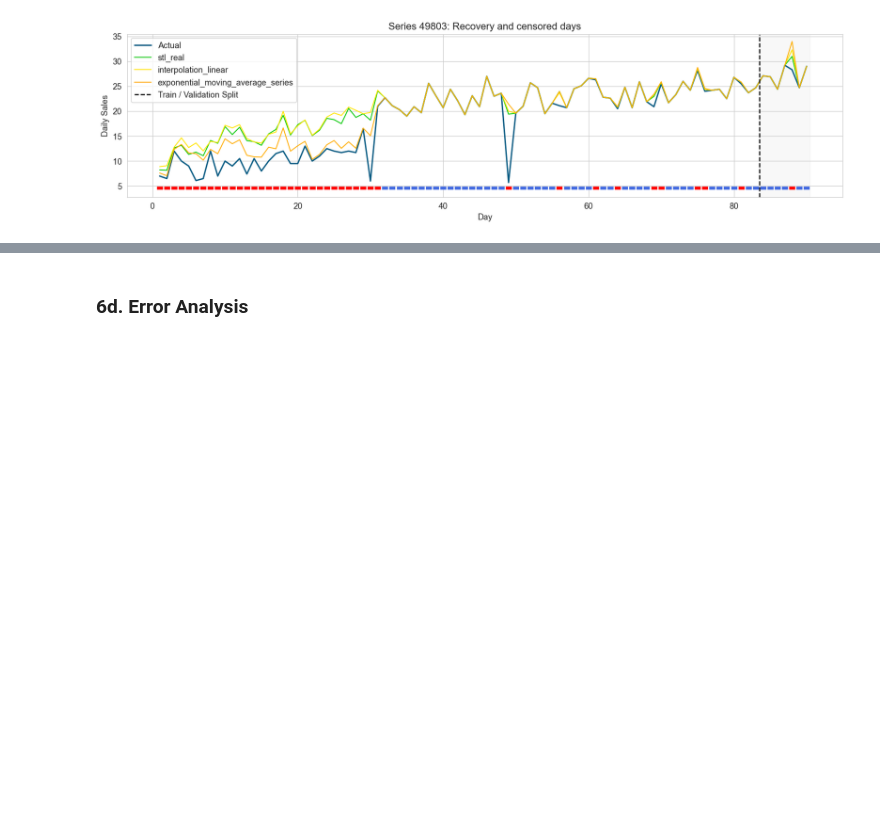
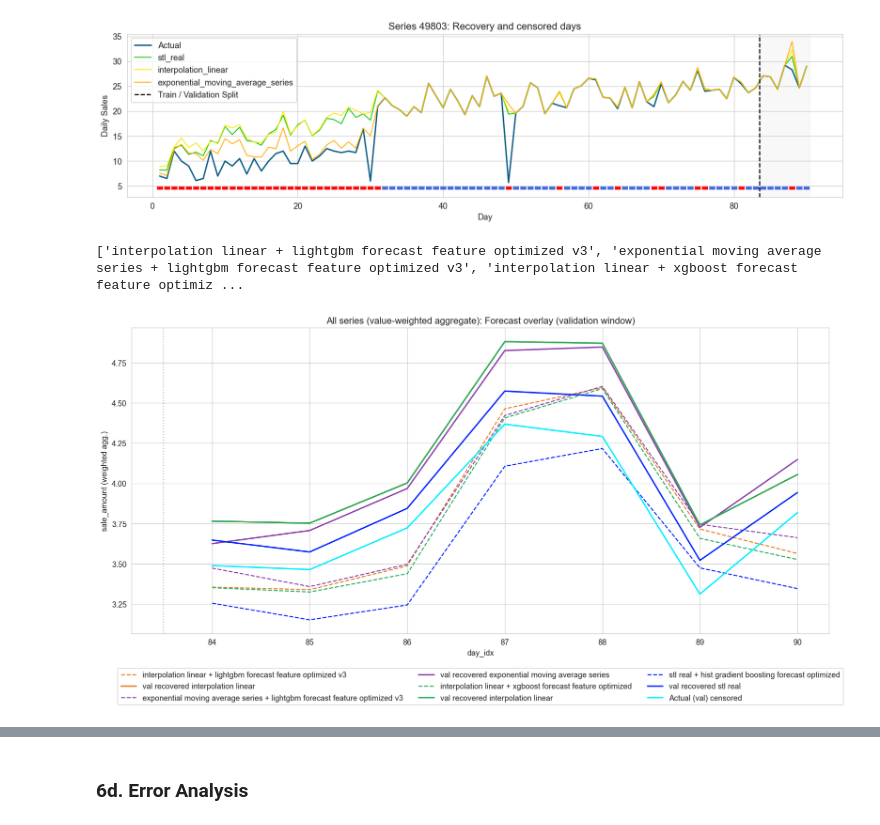
Before and after one commit to Slin58/seminar, a Jupyter notebook: main.ipynb, the cells around one changed output, grey strips where cells are left out. Cells and saved outputs as stored; diff of their text form; code cells hidden in the pictures; blank space fills up the shorter version.

```diff
--- a/main.ipynb
+++ b/main.ipynb
@@ -633,9 +638,20 @@ plt.show()
 
 # TODO bester Forecast alle Recoveries testen
 
-chosen_pred = ["autoencoder+arima_like_fast_vectorized", "diffusion+double_exponential_smoothing", "dlinear+global_mean_forecast"]
+chosen_pred = ["interpolation_linear+lightgbm_forecast_feature_optimized_v3", "exponential_moving_average_series+lightgbm_forecast_feature_optimized_v3",
+               "interpolation_linear+xgboost_forecast_feature_optimized", "stl_real+hist_gradient_boosting_forecast_optimized"]
+chosen_pred_names = []
+for pred in chosen_pred:
+    chosen_pred_names.append(pred.replace("+", " + ").replace("_", " "))
+
+# chosen_pred_names = ["interpolation linear + lightgbm forecast feature optimized v3",
+#                "exponential_moving_average_series+lightgbm_forecast_feature optimized v3",
+#                "interpolation_linear+xgboost_forecast_feature_optimized",
+#                "stl_real+hist_gradient_boosting_forecast_optimized"]
 
 # load predictions
 for pred in chosen_pred:
     loaded_arr = np.load(predictions_folder + "/" + pred + ".npy")
     val_r[pred] = loaded_arr
+# %% [output]
+['interpolation linear + lightgbm forecast feature optimized v3', 'exponential moving average series + lightgbm forecast feature optimized v3', 'interpolation linear + xgboost forecast feature optimiz ...
@@ -642 +684,27 @@ for pred in chosen_pred:
+# %%
+colors = ["#E67E22", "#8E44AD", "#27AE60", "#0026FF"]
+colors_val_rec = ["#E67E22", "#8E44AD", "#27AE60", "#0026FF"]
+
+### Recovery Analysis
+# --- Visualize: value-weighted aggregate across all series ---
+ex_val = val_r_agg.copy()  # already aggregated over all series_ids
+
+fig, ax = plt.subplots(figsize=(16, 8))
+
+for pred, pred_name, color, color_val_rec in zip(chosen_pred, chosen_pred_names, colors, colors_val_rec):
+    ax.plot(ex_val["day_idx"], ex_val[pred], color=color, linewidth=1.5, linestyle="--", label=pred_name)
+    ax.plot(ex_val["day_idx"], ex_val["recovered_daily_sales_" + pred.split("+")[0]],
+             color=color_val_rec, linewidth=2, linestyle="-", label="val recovered " + pred.split("+")[0].replace("+", " + ").replace("_", " "))
+
+ax.plot(ex_val["day_idx"], ex_val["sale_amount"], color="#00EEFF", linewidth=2, linestyle="-", label="Actual (val) censored")
+
+ax.axvline(ex_val["day_idx"].min() - 0.5, color="gray", linestyle=":", alpha=0.5)
+ax.set_title("All series (value-weighted aggregate): Forecast overlay (validation window)")
+ax.set_xlabel("day_idx")
+ax.set_ylabel("sale_amount (weighted agg.)")
+ax.legend(loc="upper center", bbox_to_anchor=(0.5, -0.1), ncol=3, frameon=True)
+plt.tight_layout()
+plt.show()
+# %% [output]
+[figure, added]
 # %%
```
Also changed, not shown: parts of 6 cells of this notebook, 27 other files.
